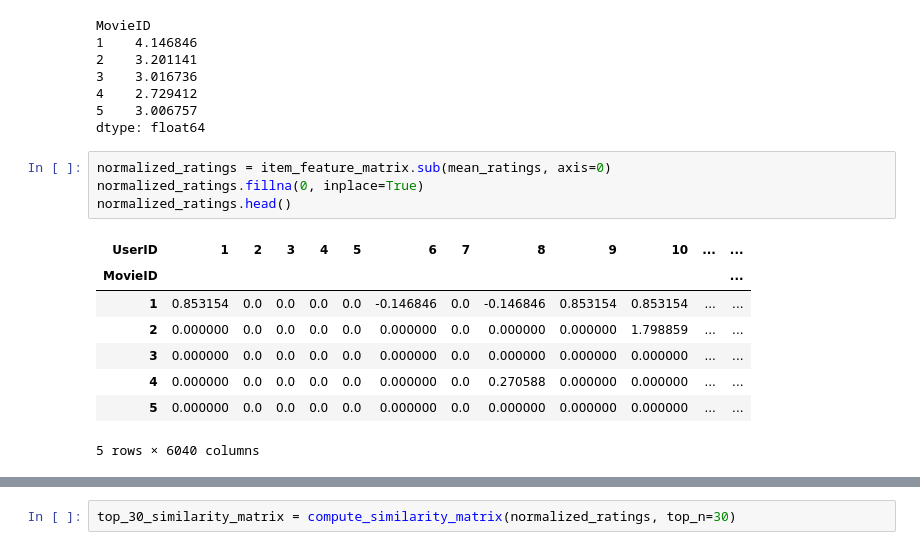
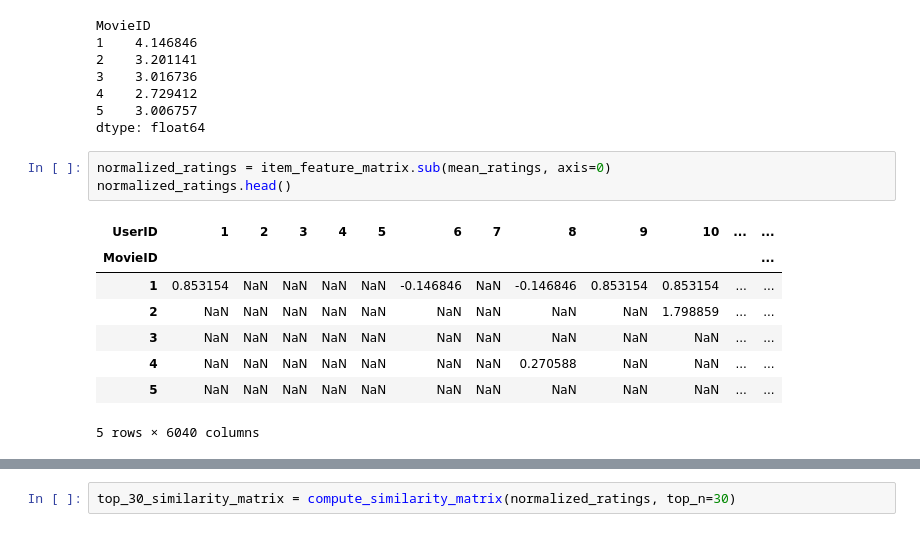
Before and after one commit to yanglianglu/CS-598-Statistical_Learning, a Jupyter notebook: CS_598_Project_4/ibcf.ipynb, the cells around one changed output, grey strips where cells are left out. Drawn from its saved outputs; the diff is of its cells as text.

```diff
--- a/CS_598_Project_4/ibcf.ipynb
+++ b/CS_598_Project_4/ibcf.ipynb
@@ -39,16 +39,15 @@ MovieID
 dtype: float64
 # %%
 normalized_ratings = item_feature_matrix.sub(mean_ratings, axis=0)
-normalized_ratings.fillna(0, inplace=True)
 normalized_ratings.head()
 # %% [output]
 | UserID | 1 | 2 | 3 | 4 | 5 | 6 | 7 | 8 | 9 | 10 | ... | ... |
 | MovieID |  |  |  |  |  |  |  |  |  |  |  | ... |
-| 1 | 0.853154 | 0.0 | 0.0 | 0.0 | 0.0 | -0.146846 | 0.0 | -0.146846 | 0.853154 | 0.853154 | ... | ... |
-| 2 | 0.000000 | 0.0 | 0.0 | 0.0 | 0.0 | 0.000000 | 0.0 | 0.000000 | 0.000000 | 1.798859 | ... | ... |
-| 3 | 0.000000 | 0.0 | 0.0 | 0.0 | 0.0 | 0.000000 | 0.0 | 0.000000 | 0.000000 | 0.000000 | ... | ... |
-| 4 | 0.000000 | 0.0 | 0.0 | 0.0 | 0.0 | 0.000000 | 0.0 | 0.270588 | 0.000000 | 0.000000 | ... | ... |
-| 5 | 0.000000 | 0.0 | 0.0 | 0.0 | 0.0 | 0.000000 | 0.0 | 0.000000 | 0.000000 | 0.000000 | ... | ... |
+| 1 | 0.853154 | NaN | NaN | NaN | NaN | -0.146846 | NaN | -0.146846 | 0.853154 | 0.853154 | ... | ... |
+| 2 | NaN | NaN | NaN | NaN | NaN | NaN | NaN | NaN | NaN | 1.798859 | ... | ... |
+| 3 | NaN | NaN | NaN | NaN | NaN | NaN | NaN | NaN | NaN | NaN | ... | ... |
+| 4 | NaN | NaN | NaN | NaN | NaN | NaN | NaN | 0.270588 | NaN | NaN | ... | ... |
+| 5 | NaN | NaN | NaN | NaN | NaN | NaN | NaN | NaN | NaN | NaN | ... | ... |
 5 rows × 6040 columns
 # %%
 import numpy as np
```
Also changed, not shown: parts of 10 cells of this notebook, 7 other files.
